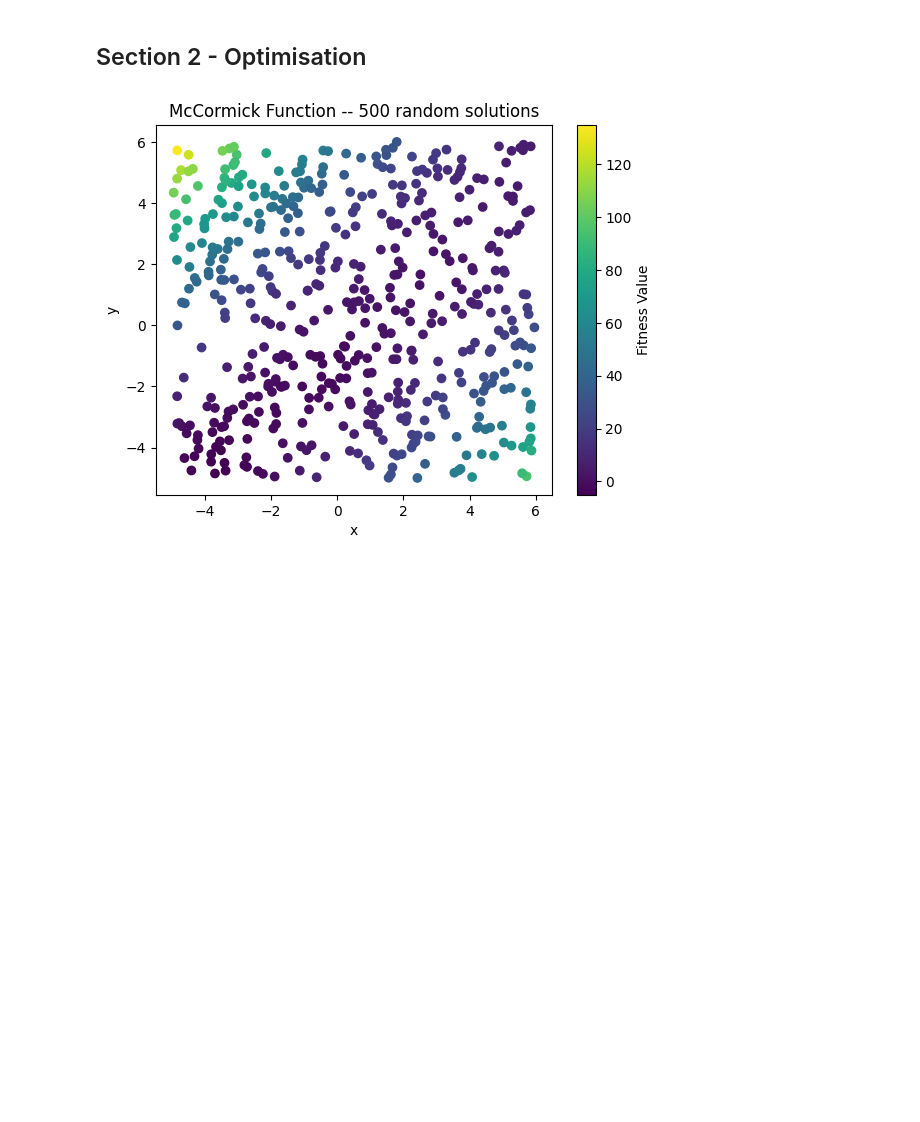
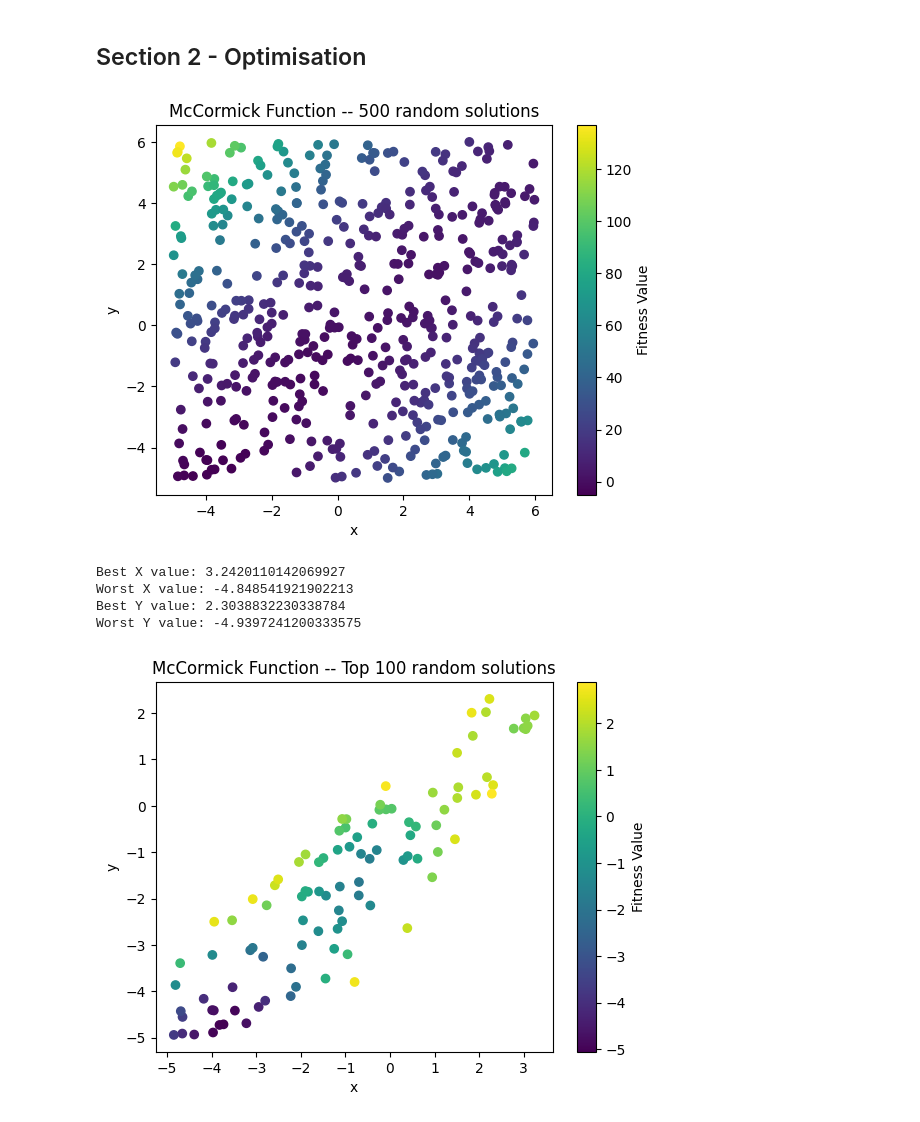
Before and after one commit to khyatib3/comp2002-70, a Jupyter notebook: 02_70%.ipynb, the cells around one changed output. Cells and saved outputs as stored; diff of their text form; code cells hidden in the pictures; blank space fills up the shorter version.

```diff
--- a/02_70%.ipynb
+++ b/02_70%.ipynb
@@ -259,30 +266,68 @@ panda.DataFrame(scores_data).sort_values(by='test_mse')
 # %%
 """Task 2.1-- Generate 500 random soluitions."""
 import numpy as numpy
 from numpy import sin, random
+from matplotlib import pyplot as plot
 
 # create the McCormick function
 def mccormick_function(x, y):
     return numpy.sin(x + y) + (x - y)** 2 - (1.5*x) + (2.5*y) + 1
 
-# keeping the inputs and outputs in separate lists
 x_vals, y_vals, function_results = [], [], []
 
 for i in range (501):
     x = numpy.random.uniform(-5, 6)
     y = numpy.random.uniform(-5, 6)
 
     result = mccormick_function(x, y)
     x_vals.append(x)
     y_vals.append(y)
     function_results.append(result)
 
+
 # plotting results onto a scatter plot
 plot.scatter(x_vals, y_vals, c=function_results)
 plot.title('McCormick Function -- 500 random solutions')
 plot.colorbar(label='Fitness Value')
 plot.xlabel('x')
 plot.ylabel('y')
 plot.show()
+
+# narrowing down the search area from 500 solutions to the TOP 100 solutions
+indexes_sorted = numpy.argsort(function_results)[:100]
+
+top_100_x =[]
+top_100_y = []
+top_100_results = []
+
+for index in indexes_sorted:
+    top_100_x.append(x_vals[index])
+    top_100_y.append(y_vals[index])
+    top_100_results.append(function_results[index])
+
+# to narrow search area, need to get the highest and lowest bounds for X and Y
+best_x = max(top_100_x)
+worst_x = min(top_100_x)
+best_y = max(top_100_y)
+worst_y = min(top_100_y)
+
+# print statement check
+print (f"Best X value: {best_x}")
+print (f"Worst X value: {worst_x}")
+print (f"Best Y value: {best_y}")
+print (f"Worst Y value: {worst_y}")
+
+# plotting only the top 100 from the 500 random solutions
+plot.scatter(top_100_x, top_100_y, c=top_100_results)
+plot.title('McCormick Function -- Top 100 from 500 random solutions')
+plot.colorbar(label='Fitness Value')
+plot.xlabel('x')
+plot.ylabel('y')
+plot.show()
 # %% [output]
-[figure, old version]
+[figure, new version]
+Best X value: 3.2420110142069927
+Worst X value: -4.848541921902213
+Best Y value: 2.3038832230338784
+Worst Y value: -4.9397241200333575
+[figure, added]
```
Also changed, not shown: parts of 9 cells of this notebook.
